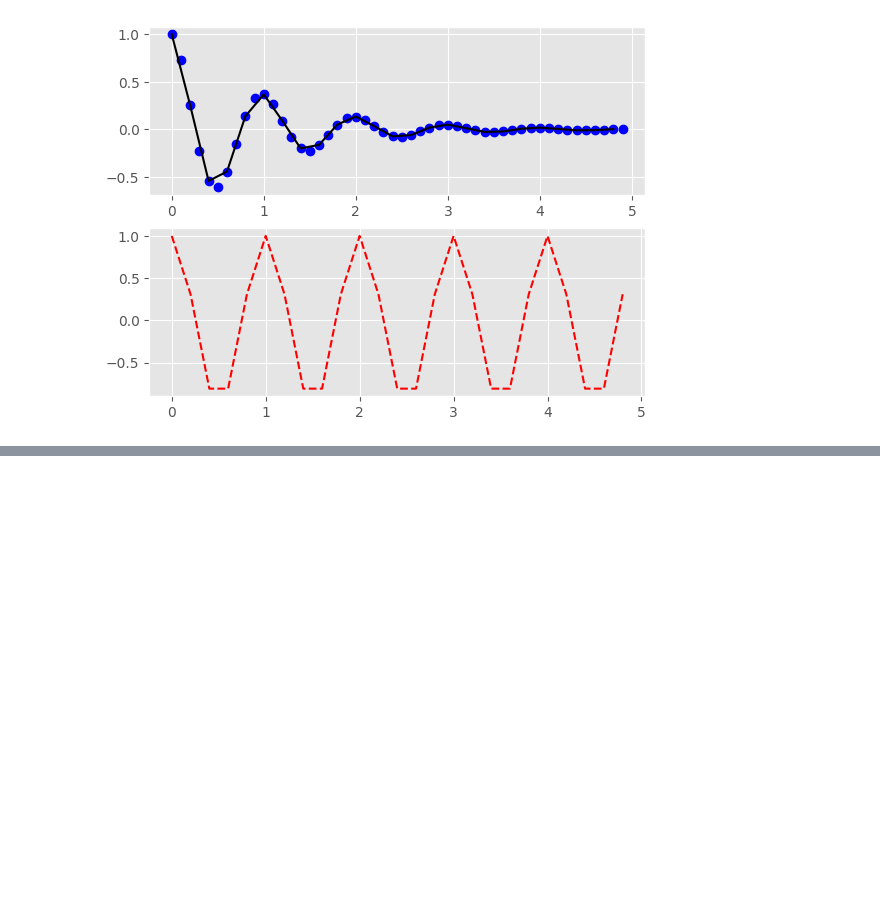
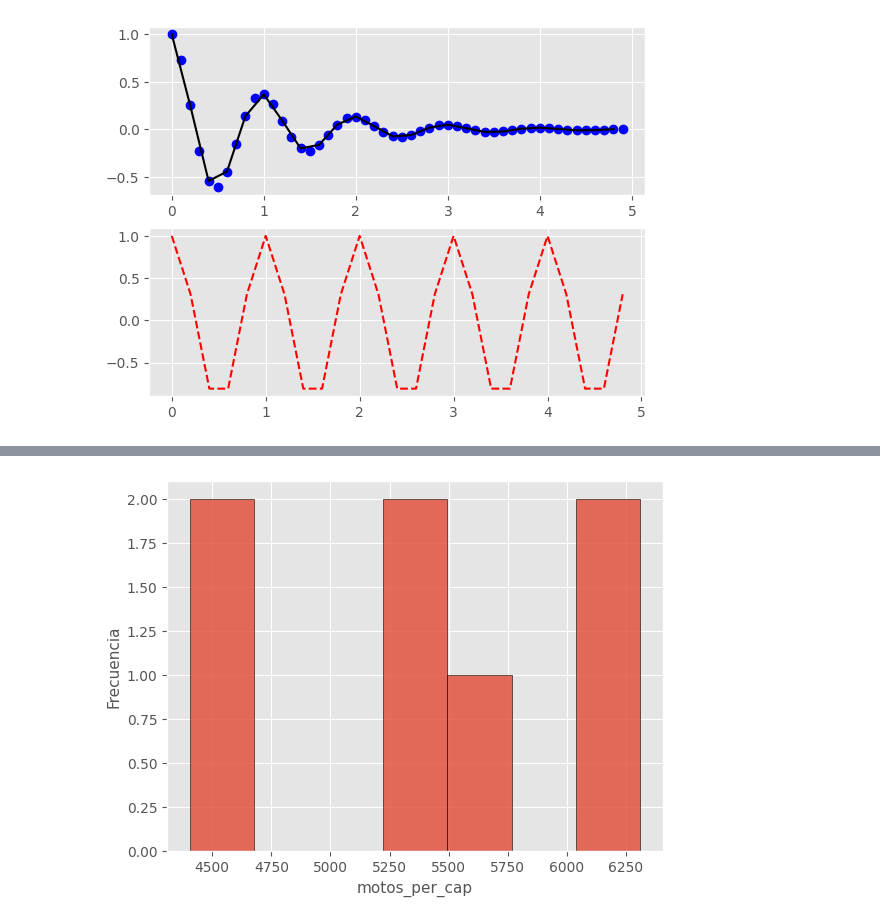
Before and after one commit to Fermionpass/IO, a Jupyter notebook: Data_maipulation_.ipynb, the cells around one changed output, grey strips where cells are left out. Cells and saved outputs as stored; diff of their text form; code cells hidden in the pictures; blank space fills up the shorter version.

```diff
--- a/Data_maipulation_.ipynb
+++ b/Data_maipulation_.ipynb
@@ -403,0 +414,38 @@ grap TD;
+# %%
+# Importar pandas como pd
+
+import pandas as pd
+# Construimos el data frame motos
+
+Edos_EUA = ['MONTANA','NEW HAMPSHIRE', 'SOUTH DAKOTA', 'WISCONSIN', 'IOWA', 'NORTH DAKOTA', 'MAINE']
+
+b_c = [True,False, False,False, True, True, True]
+# mcp= motos_per_cap https://res.cloudinary.com/tmxfoc/images/f_auto,q_auto/v1660051674/titlemax/states-with-the-most-motorcycles/states-with-the-most-motorcycles.jpg?_i=AA
+#https://graphs.net/the-states-with-the-most-motorcycles-per-capita.html
+
+mcp =[6312.25, 6130.76, 5754.81, 5425.92, 5278.79, 4540.27, 4403.76 ]
+
+mc_dic = {'Estado':Edos_EUA, 'buenos conductores':b_c, 'motos_per_cap':mcp}
+# Se define el data frame con pandas
+
+mc = pd.DataFrame(mc_dic)
+# Se definen las etiquetas de los renglones
+row_labels = ['MT', 'NH', 'SD','WI','IA','ND','ME']
+
+#Especificamos row_labels de las motos
+mc.index = row_labels
+
+print(mc)
+
+# Se crea finalmente el diccionario mc_dic con tres pares de key:value:mi_dic
+
+mi_dic ={}
+mi_dic['Estado'] = Edos_EUA
+mi_dic['buenos conductores'] = b_c
+mi_dic['motos_per_cap'] =mcp
+
+# Se construye un DataFrame de motos de mi_dic: mc
+
+mc2 = pd.DataFrame(mi_dic)
+
+print(mc2)
@@ -403,0 +473,7 @@ grap TD;
+# %%
+plt.subplot(1, 1, 1)
+plt.hist(mcp, bins=7, edgecolor='black', alpha=0.8)
+plt.xlabel('motos_per_cap', fontsize=11)
+plt.ylabel('Frecuencia', fontsize=11);
+# %% [output]
+[figure, added]
```
Also changed, not shown: parts of 9 cells of this notebook.
